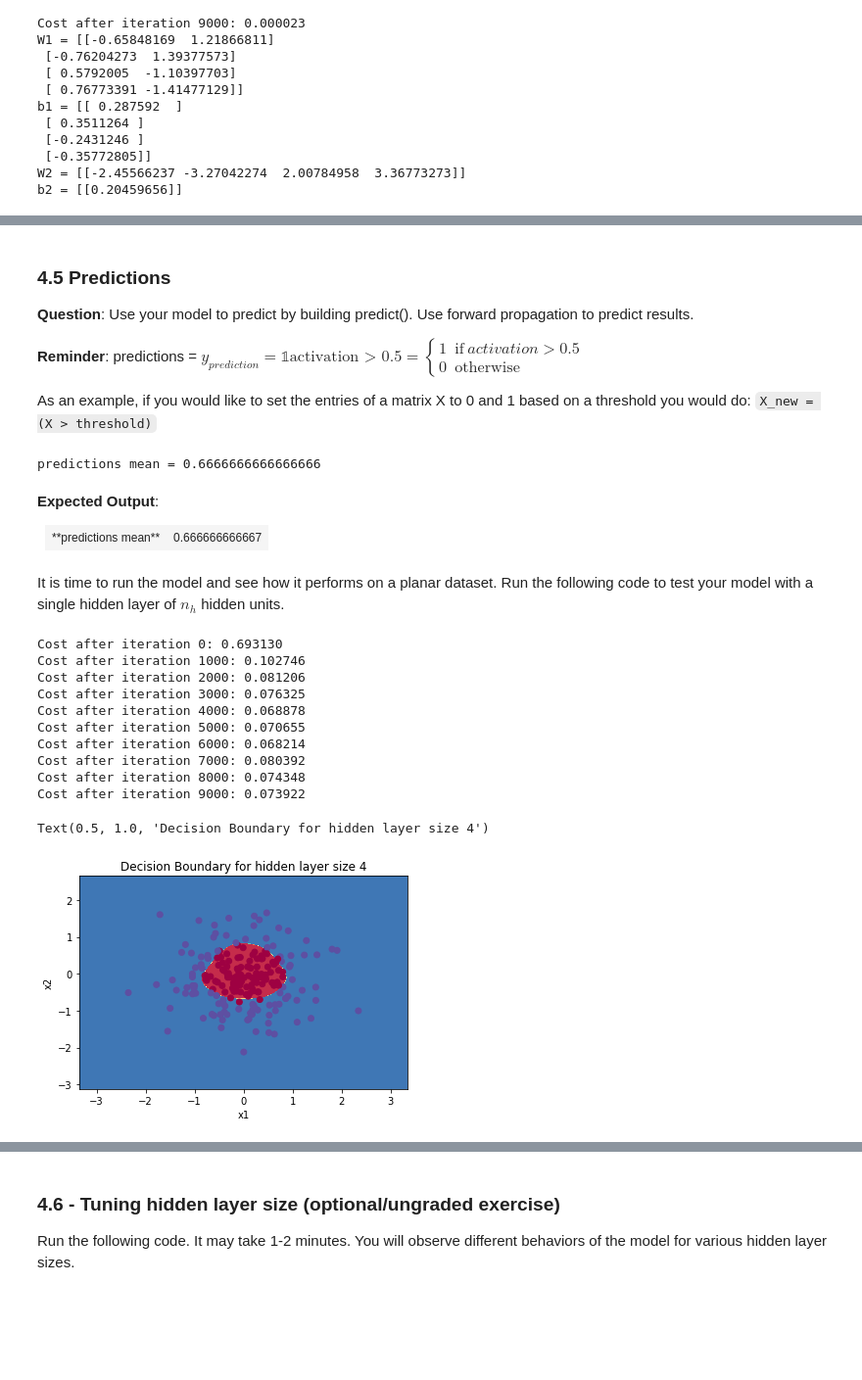
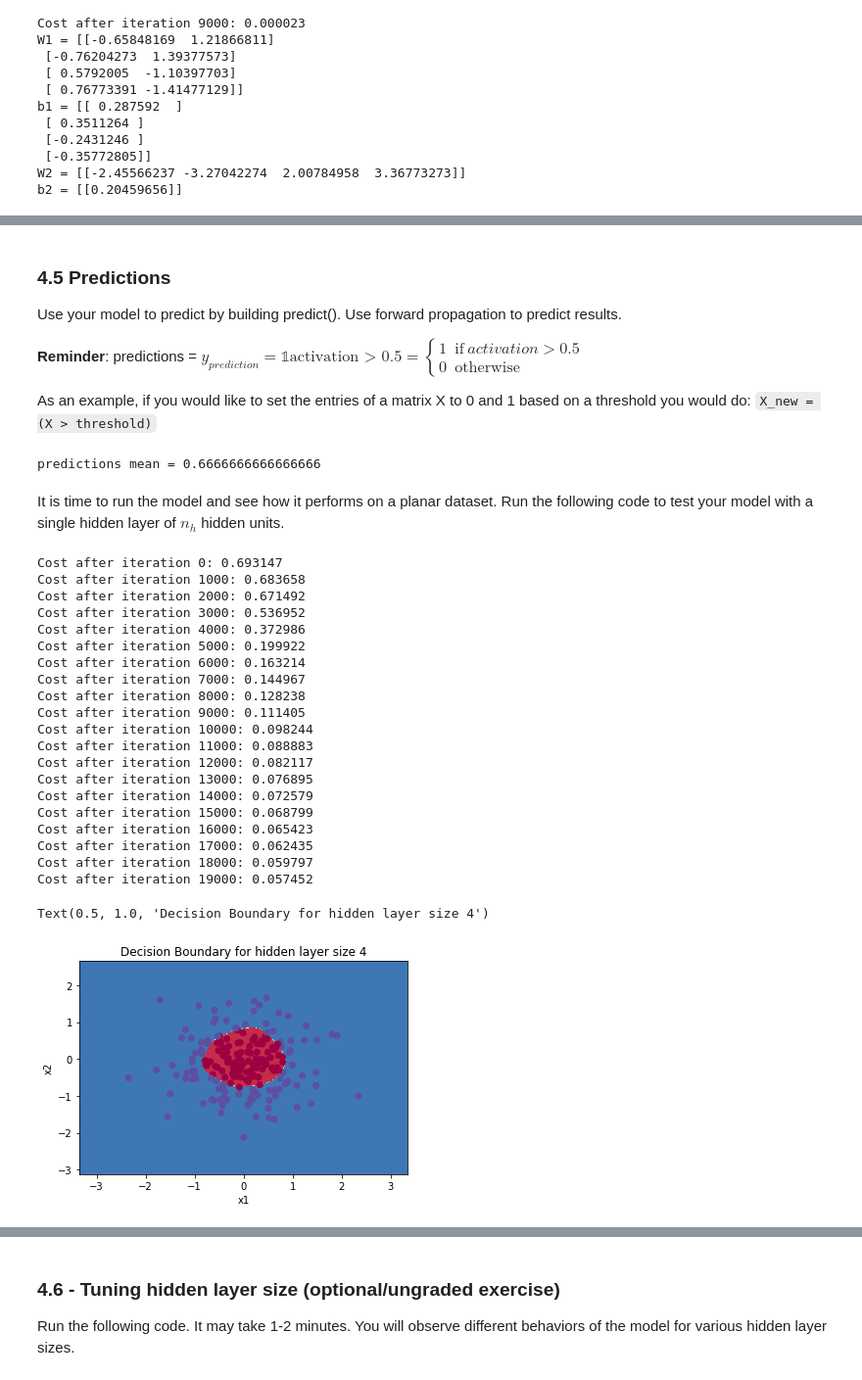
Before and after one commit to pedrosena138/neural-networks, a Jupyter notebook: Planar Data Classification with One Hidden Layer/Shallow_Neural_Network.ipynb, the cells around one changed output, grey strips where cells are left out. Shown: that part at 98% size. Cells and saved outputs as stored; diff of their text form; code cells hidden in the pictures; blank space fills up the shorter version.

```diff
--- a/Planar Data Classification with One Hidden Layer/Planar_data_classification_with_onehidden_layer.ipynb
+++ b/Planar Data Classification with One Hidden Layer/Shallow_Neural_Network.ipynb
@@ -36 +34,23 @@ X, Y = load_planar_dataset()
+# %%
+# Datasets
+def select_dataset(dataset=None):
+    if dataset == None:
+        X, Y = load_planar_dataset()  # Use default dataset
+    else:
+        noisy_circles, noisy_moons, blobs, gaussian_quantiles, no_structure = load_extra_datasets()
+        datasets = {"noisy_circles": noisy_circles,
+            "noisy_moons": noisy_moons,
+            "blobs": blobs,
+            "gaussian_quantiles": gaussian_quantiles}
+        try:
+            X, Y = datasets[dataset]   # Use others datasets
+            X, Y = X.T, Y.reshape(1, Y.shape[0])
+
+            # make blobs binary
+            if dataset == "blobs":
+                Y = Y%2
+        except:
+            raise Exception("Dataset was not found")
+
+    return X, Y
 # %% [markdown]
@@ -38,4 +58,5 @@ Visualize the dataset using matplotlib. The data looks like a "flower" with some
 # %%
 # Visualize the data:
+X, Y = select_dataset(dataset="gaussian_quantiles")
 plt.scatter(X[0, :], X[1, :], c=Y, s=40, cmap=plt.cm.Spectral);
 # %% [output]
@@ -586,7 +456,7 @@ db2 = [[-0.16655712]]
 # %%
 # GRADED FUNCTION: update_parameters
 
-def update_parameters(parameters, grads, learning_rate = 1.2):
+def update_parameters(parameters, grads, learning_rate = 0.08):
     """
     Updates parameters using the gradient descent update rule given above
 
@@ -598,28 +468,22 @@ def update_parameters(parameters, grads, learning_rate = 1.2):
     parameters -- python dictionary containing your updated parameters
     """
     # Retrieve each parameter from the dictionary "parameters"
-    ### START CODE HERE ### (≈ 4 lines of code)
     W1 = parameters["W1"]
     b1 = parameters["b1"]
     W2 = parameters["W2"]
     b2 = parameters["b2"]
-    ### END CODE HERE ###
 
     # Retrieve each gradient from the dictionary "grads"
-    ### START CODE HERE ### (≈ 4 lines of code)
     dW1 = grads["dW1"]
     db1 = grads["db1"]
     dW2 = grads["dW2"]
     db2 = grads["db2"]
-    ## END CODE HERE ###
 
     # Update rule for each parameter
-    ### START CODE HERE ### (≈ 4 lines of code)
     W1 = W1 - learning_rate * dW1
     b1 = b1 - learning_rate * db1
     W2 = W2 - learning_rate * dW2
     b2 = b2 - learning_rate * db2
-    ### END CODE HERE ###
 
     parameters = {"W1": W1,
                   "b1": b1,
@@ -817,7 +592,7 @@ b2 = [[0.20459656]]
 # %% [markdown]
 ### 4.5 Predictions
 
-**Question**: Use your model to predict by building predict().
+Use your model to predict by building predict().
 Use forward propagation to predict results.
 
 **Reminder**: predictions = $y_{prediction} = \mathbb 1 \text{{activation > 0.5}} = \begin{cases}
@@ -855,36 +628,35 @@ predictions = predict(parameters, X_assess)
 print("predictions mean = " + str(np.mean(predictions)))
 # %% [output]
 predictions mean = 0.6666666666666666
-# %% [markdown]
-**Expected Output**:
-
-
-<table style="width:40%">
-  <tr>
-    <td>**predictions mean**</td>
-    <td> 0.666666666667 </td>
-  </tr>
-
-</table>
 # %% [markdown]
 It is time to run the model and see how it performs on a planar dataset. Run the following code to test your model with a single hidden layer of $n_h$ hidden units.
 # %%
 # Build a model with a n_h-dimensional hidden layer
-parameters = nn_model(X, Y, n_h = 4, num_iterations = 10000, print_cost=True)
+parameters = nn_model(X, Y, n_h = 20, num_iterations = 20000, print_cost=True)
 
 # Plot the decision boundary
 plot_decision_boundary(lambda x: predict(parameters, x.T), X, Y)
 plt.title("Decision Boundary for hidden layer size " + str(4))
 # %% [output]
-Cost after iteration 0: 0.693130
-Cost after iteration 1000: 0.102746
-Cost after iteration 2000: 0.081206
-Cost after iteration 3000: 0.076325
-Cost after iteration 4000: 0.068878
-Cost after iteration 5000: 0.070655
-Cost after iteration 6000: 0.068214
-Cost after iteration 7000: 0.080392
-Cost after iteration 8000: 0.074348
-Cost after iteration 9000: 0.073922
+Cost after iteration 0: 0.693147
+Cost after iteration 1000: 0.683658
+Cost after iteration 2000: 0.671492
+Cost after iteration 3000: 0.536952
+Cost after iteration 4000: 0.372986
+Cost after iteration 5000: 0.199922
+Cost after iteration 6000: 0.163214
+Cost after iteration 7000: 0.144967
+Cost after iteration 8000: 0.128238
+Cost after iteration 9000: 0.111405
+Cost after iteration 10000: 0.098244
+Cost after iteration 11000: 0.088883
+Cost after iteration 12000: 0.082117
+Cost after iteration 13000: 0.076895
+Cost after iteration 14000: 0.072579
+Cost after iteration 15000: 0.068799
+Cost after iteration 16000: 0.065423
+Cost after iteration 17000: 0.062435
+Cost after iteration 18000: 0.059797
+Cost after iteration 19000: 0.057452
 Text(0.5, 1.0, 'Decision Boundary for hidden layer size 4')
-[figure, old version]
+[figure, new version]
```
Also changed, not shown: parts of 41 cells of this notebook.
